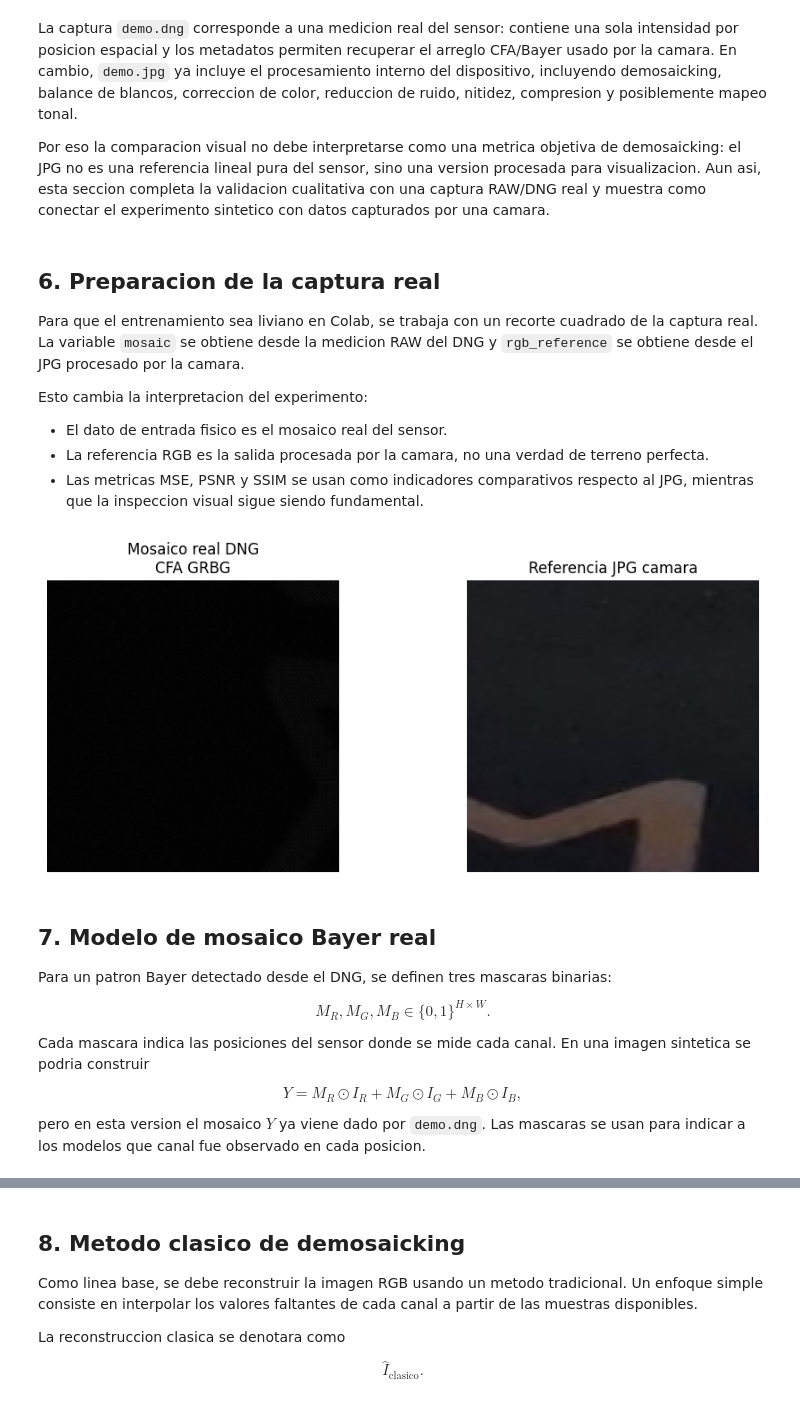
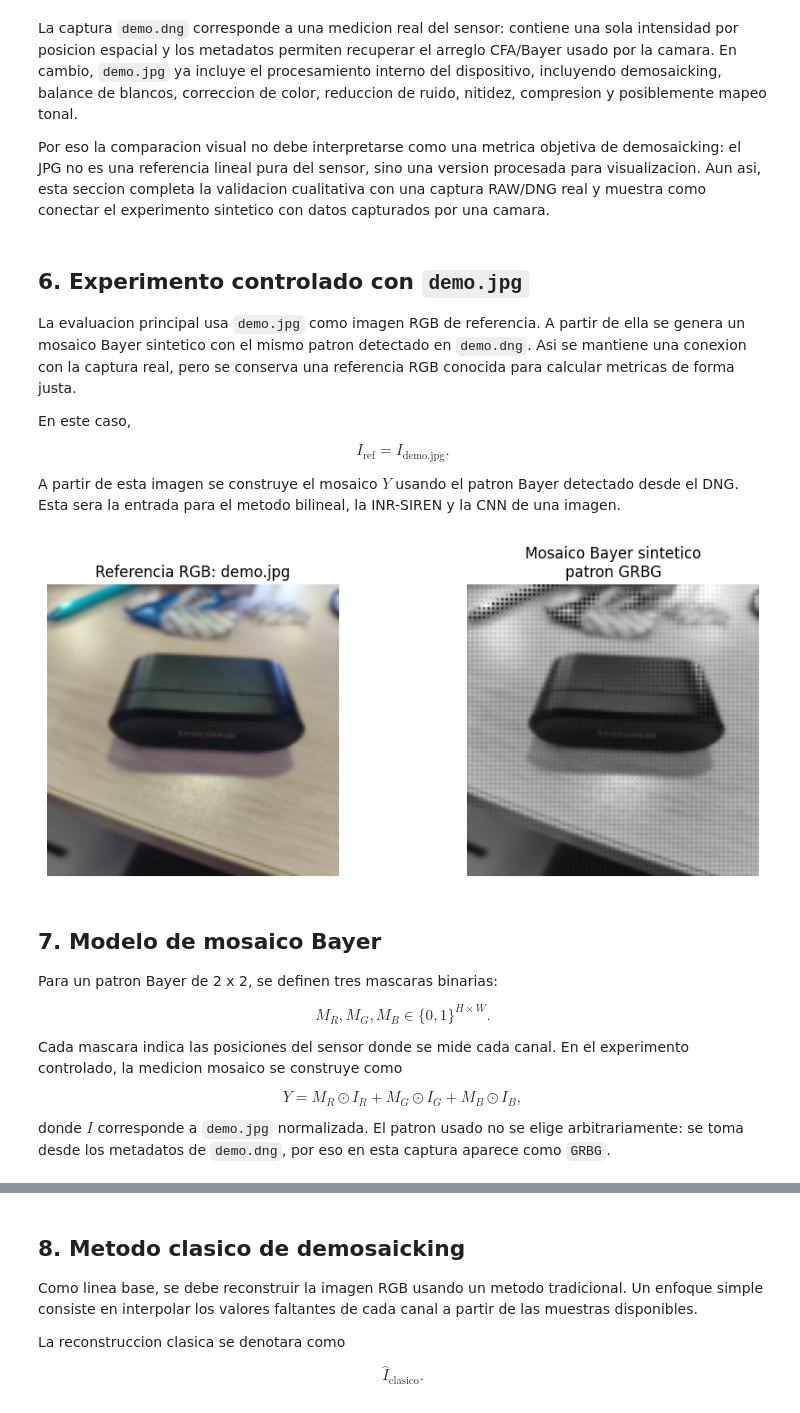
Before and after one commit to fralfaro/inf449-portafolio, a Jupyter notebook: tareas/tarea-02/homework2.ipynb, the cells around one changed output, grey strips where cells are left out. Cells and saved outputs as stored; diff of their text form; code cells hidden in the pictures.

```diff
--- a/tareas/tarea-02/homework2.ipynb
+++ b/tareas/tarea-02/homework2.ipynb
@@ -254,79 +254,71 @@ La captura `demo.dng` corresponde a una medicion real del sensor: contiene una s
 
 Por eso la comparacion visual no debe interpretarse como una metrica objetiva de demosaicking: el JPG no es una referencia lineal pura del sensor, sino una version procesada para visualizacion. Aun asi, esta seccion completa la validacion cualitativa con una captura RAW/DNG real y muestra como conectar el experimento sintetico con datos capturados por una camara.
 # %% [markdown]
-## 6. Preparacion de la captura real
+## 6. Experimento controlado con `demo.jpg`
 
-Para que el entrenamiento sea liviano en Colab, se trabaja con un recorte cuadrado de la captura real. La variable `mosaic` se obtiene desde la medicion RAW del DNG y `rgb_reference` se obtiene desde el JPG procesado por la camara.
+La evaluacion principal usa `demo.jpg` como imagen RGB de referencia. A partir de ella se genera un mosaico Bayer sintetico con el mismo patron detectado en `demo.dng`. Asi se mantiene una conexion con la captura real, pero se conserva una referencia RGB conocida para calcular metricas de forma justa.
 
-Esto cambia la interpretacion del experimento:
+En este caso,
 
-- El dato de entrada fisico es el mosaico real del sensor.
-- La referencia RGB es la salida procesada por la camara, no una verdad de terreno perfecta.
-- Las metricas MSE, PSNR y SSIM se usan como indicadores comparativos respecto al JPG, mientras que la inspeccion visual sigue siendo fundamental.
+$$
+I_{\text{ref}} = I_{\text{demo.jpg}}.
+$$
+
+A partir de esta imagen se construye el mosaico $Y$ usando el patron Bayer detectado desde el DNG. Esta sera la entrada para el metodo bilineal, la INR-SIREN y la CNN de una imagen.
 # %%
-# Preparacion de recorte real DNG/JPG
+# Preparacion del experimento controlado con demo.jpg
 def bayer_masks(height, width, pattern="RGGB"):
     patterns = {
         "RGGB": np.array([[0, 1], [1, 2]]),
         "BGGR": np.array([[2, 1], [1, 0]]),
         "GRBG": np.array([[1, 0], [2, 1]]),
         "GBRG": np.array([[1, 2], [0, 1]]),
     }
     if pattern not in patterns:
         raise ValueError(f"Patron Bayer no soportado: {pattern}")
     tile = patterns[pattern]
     masks = np.zeros((height, width, 3), dtype=np.float32)
     for row in range(2):
         for col in range(2):
             masks[row::2, col::2, tile[row, col]] = 1.0
     return masks
 
 N = 128
+rgb_reference = resize(
+    jpg_ref.astype(np.float32) / 255.0,
+    (N, N),
+    anti_aliasing=True,
+    preserve_range=True,
+).astype(np.float32)
+rgb_reference = np.clip(rgb_reference, 0.0, 1.0)
 
-jpg_float_full = jpg_ref.astype(np.float32) / 255.0
-if jpg_float_full.shape[:2] != raw_mosaic_full.shape:
-    jpg_float_full = resize(
-        jpg_float_full,
-        raw_mosaic_full.shape,
-        anti_aliasing=True,
-        preserve_range=True,
-    ).astype(np.float32)
-
-def center_crop_pair(raw_image, rgb_image, size):
-    height, width = raw_image.shape[:2]
-    top = (height - size) // 2
-    left = (width - size) // 2
-    raw_crop = raw_image[top:top + size, left:left + size]
-    rgb_crop = rgb_image[top:top + size, left:left + size]
-    return raw_crop.astype(np.float32), np.clip(rgb_crop.astype(np.float32), 0.0, 1.0)
-
-mosaic, rgb_reference = center_crop_pair(raw_mosaic_full, jpg_float_full, N)
 bayer = bayer_masks(N, N, pattern=bayer_pattern)
+mosaic = make_bayer_mosaic(rgb_reference, bayer) if "make_bayer_mosaic" in globals() else np.sum(rgb_reference * bayer, axis=-1).astype(np.float32)
 
 fig, axes = plt.subplots(1, 2, figsize=(10, 4))
-axes[0].imshow(mosaic, cmap="gray", vmin=0, vmax=1)
-axes[0].set_title(f"Mosaico real DNG\nCFA {bayer_pattern}")
-axes[1].imshow(rgb_reference)
-axes[1].set_title("Referencia JPG camara")
+axes[0].imshow(rgb_reference)
+axes[0].set_title("Referencia RGB: demo.jpg")
+axes[1].imshow(mosaic, cmap="gray", vmin=0, vmax=1)
+axes[1].set_title(f"Mosaico Bayer sintetico\npatron {bayer_pattern}")
 for ax in axes:
     ax.axis("off")
 plt.tight_layout()
 # %% [output]
-[figure, old version]
+[figure, new version]
 # %% [markdown]
-## 7. Modelo de mosaico Bayer real
+## 7. Modelo de mosaico Bayer
 
-Para un patron Bayer detectado desde el DNG, se definen tres mascaras binarias:
+Para un patron Bayer de 2 x 2, se definen tres mascaras binarias:
 
 $$
 M_R, M_G, M_B \in \{0,1\}^{H \times W}.
 $$
 
-Cada mascara indica las posiciones del sensor donde se mide cada canal. En una imagen sintetica se podria construir
+Cada mascara indica las posiciones del sensor donde se mide cada canal. En el experimento controlado, la medicion mosaico se construye como
 
 $$
 Y = M_R \odot I_R + M_G \odot I_G + M_B \odot I_B,
 $$
 
-pero en esta version el mosaico $Y$ ya viene dado por `demo.dng`. Las mascaras se usan para indicar a los modelos que canal fue observado en cada posicion.
+donde $I$ corresponde a `demo.jpg` normalizada. El patron usado no se elige arbitrariamente: se toma desde los metadatos de `demo.dng`, por eso en esta captura aparece como `GRBG`.
 # %%
```
Also changed, not shown: parts of 14 cells of this notebook.
